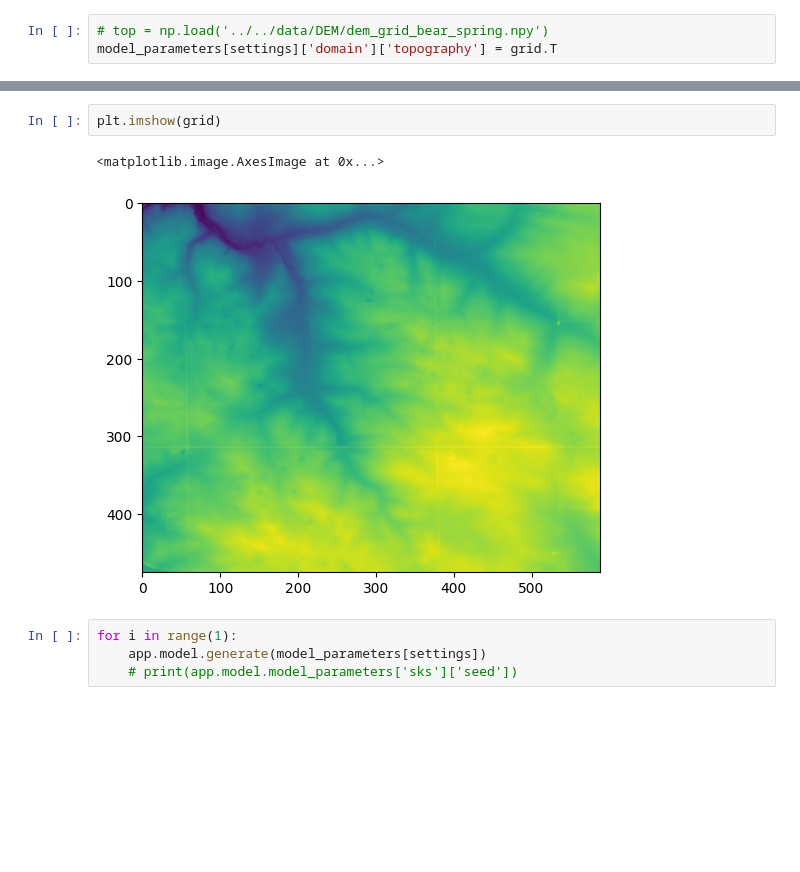
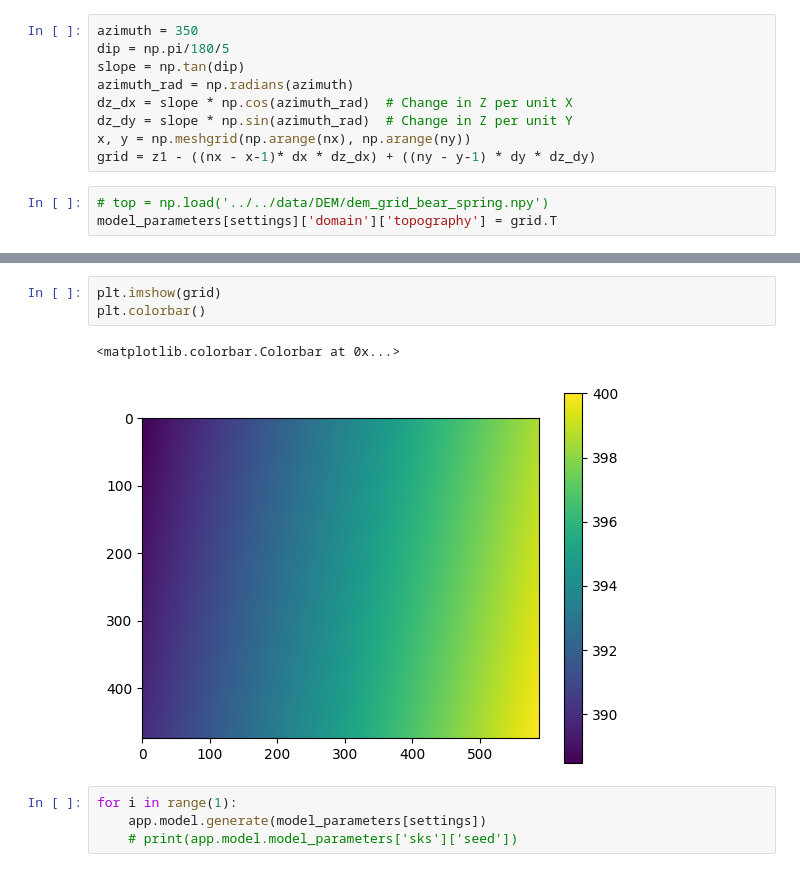
Before and after one commit to jhuang523/UMNBearSpring, a Jupyter notebook: openkarst/conduits/conduits_V1.ipynb, the cells around one changed output, grey strips where cells are left out. Drawn from its saved outputs; the diff is of its cells as text; blank space fills up the shorter version.

Commit message:
slope testing

```diff
--- a/openkarst/conduits/conduits_V1.ipynb
+++ b/openkarst/conduits/conduits_V1.ipynb
@@ -65,6 +64,15 @@ settings = '5_inlet_isotropic'
 DEM_path = '../../data/DEM/dem_1m_m.bil'
 crs = 'EPSG:32615'
 grid = read_DEM_data(DEM_path, x0, x1, y0, y1, dx, dy, crs)
+# %%
+azimuth = 350
+dip = np.pi/180/5
+slope = np.tan(dip)
+azimuth_rad = np.radians(azimuth)
+dz_dx = slope * np.cos(azimuth_rad)  # Change in Z per unit X
+dz_dy = slope * np.sin(azimuth_rad)  # Change in Z per unit Y
+x, y = np.meshgrid(np.arange(nx), np.arange(ny))
+grid = z1 - ((nx - x-1)* dx * dz_dx) + ((ny - y-1) * dy * dz_dy)
 # %%
 # top = np.load('../../data/DEM/dem_grid_bear_spring.npy')
 model_parameters[settings]['domain']['topography'] = grid.T
@@ -76,8 +79,9 @@ plt.imshow(top)
 # %%
 plt.imshow(grid)
+plt.colorbar()
 # %% [output]
-<matplotlib.image.AxesImage at 0x...>
+<matplotlib.colorbar.Colorbar at 0x...>
-[figure, old version]
+[figure, new version]
 # %%
 for i in range(1):
     app.model.generate(model_parameters[settings])
```
Also changed, not shown: parts of 12 cells of this notebook, 14 other files.
